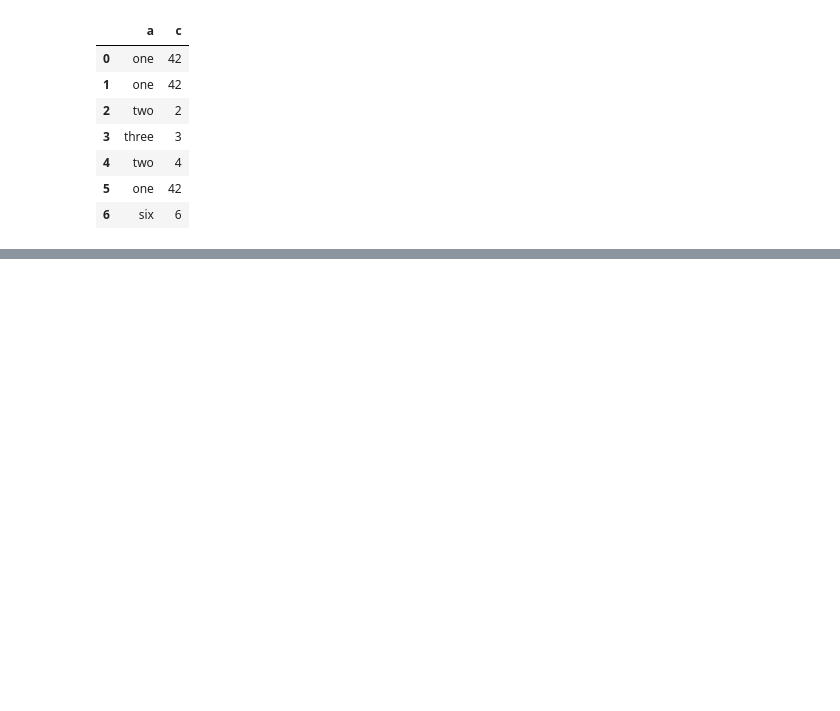
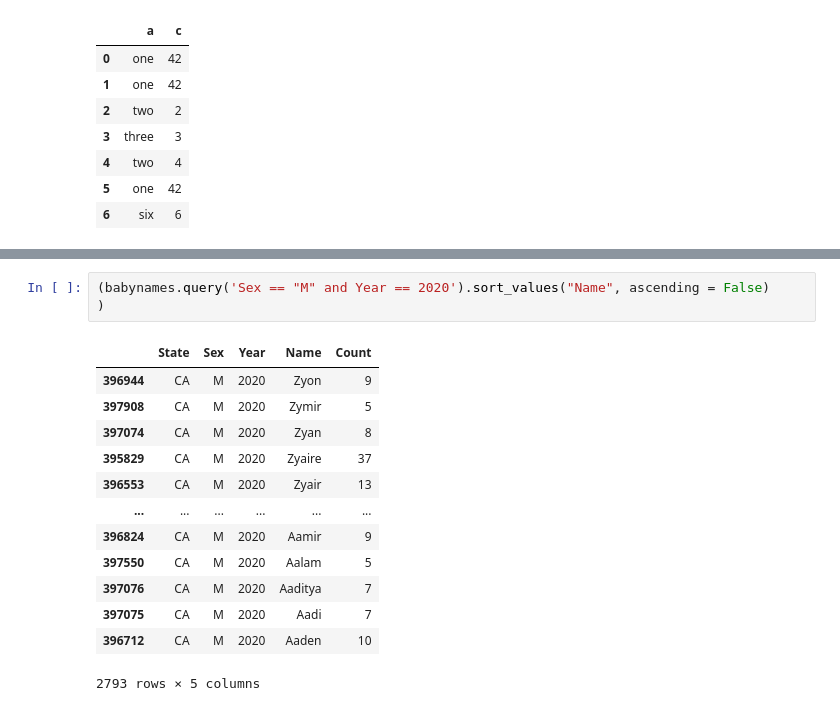
Before and after one commit to bongomarcel/CERI_Pandas, a Jupyter notebook: Lecture_Notebook.ipynb, the cells around one changed output, grey strips where cells are left out. Cells and saved outputs as stored; diff of their text form; blank space fills up the shorter version.

```diff
--- a/Lecture_Notebook.ipynb
+++ b/Lecture_Notebook.ipynb
@@ -723,0 +768,17 @@ dfd
+# %%
+(babynames.query('Sex == "M" and Year == 2020').sort_values("Name", ascending = False)
+)
+# %% [output]
+|  | State | Sex | Year | Name | Count |
+| 396944 | CA | M | 2020 | Zyon | 9 |
+| 397908 | CA | M | 2020 | Zymir | 5 |
+| 397074 | CA | M | 2020 | Zyan | 8 |
+| 395829 | CA | M | 2020 | Zyaire | 37 |
+| 396553 | CA | M | 2020 | Zyair | 13 |
+| ... | ... | ... | ... | ... | ... |
+| 396824 | CA | M | 2020 | Aamir | 9 |
+| 397550 | CA | M | 2020 | Aalam | 5 |
+| 397076 | CA | M | 2020 | Aaditya | 7 |
+| 397075 | CA | M | 2020 | Aadi | 7 |
+| 396712 | CA | M | 2020 | Aaden | 10 |
+2793 rows × 5 columns
```
Also changed, not shown: parts of 92 cells of this notebook.
